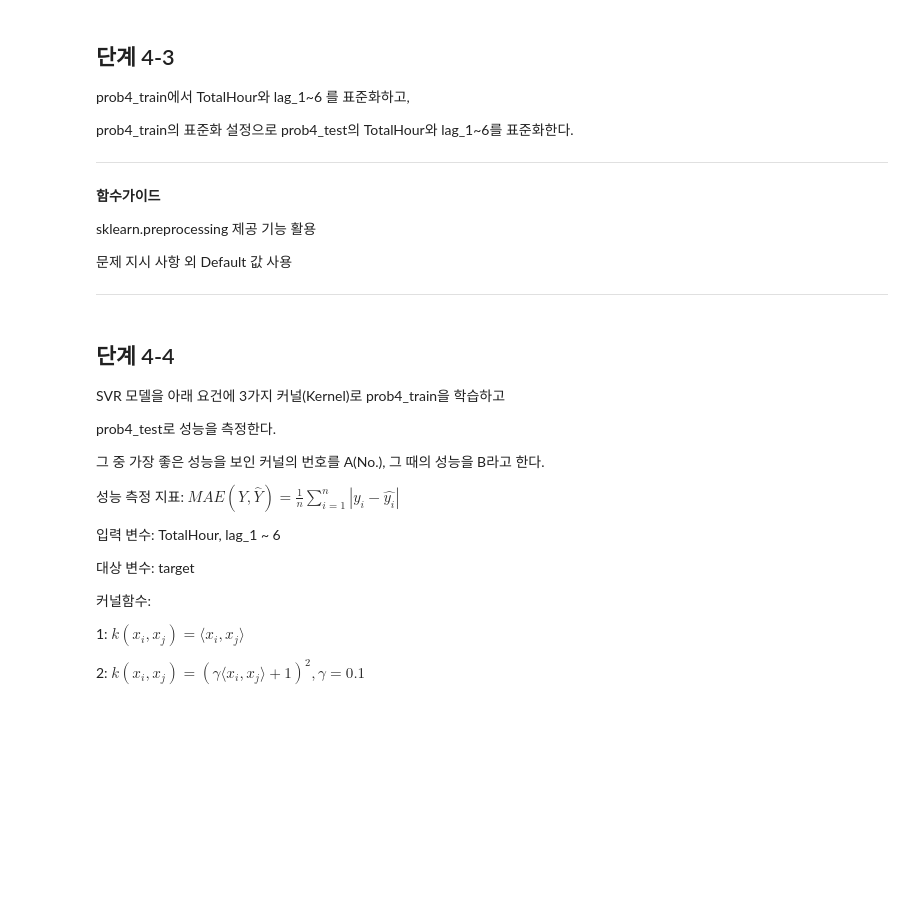
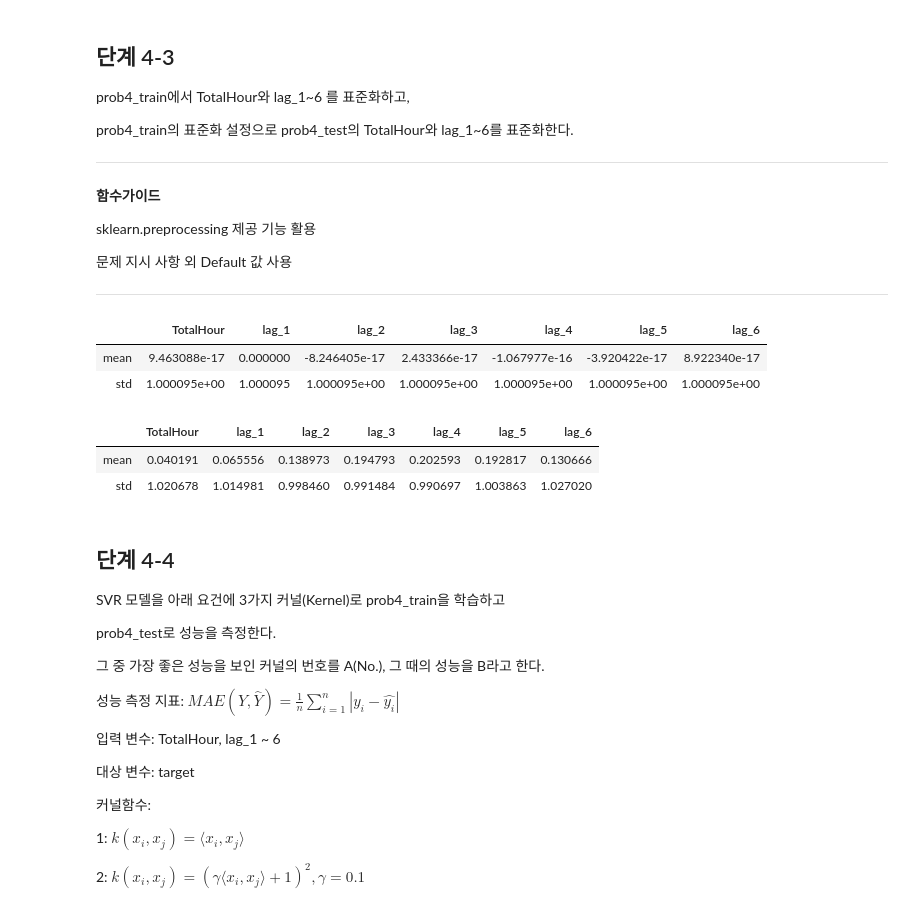
Before and after one commit to sunkusun9/DS_lv3_2308_2, a Jupyter notebook: sec_ds_lv3_prob3_prob.ipynb, the cells around one changed output. Cells and saved outputs as stored; diff of their text form; code cells hidden in the pictures; blank space fills up the shorter version.

```diff
--- a/sec_ds_lv3_prob3_prob.ipynb
+++ b/sec_ds_lv3_prob3_prob.ipynb
@@ -1053,3 +1087,7 @@ prob4에 lag_1 ~ lag_6까지 하나라도 결측치가 있다면 삭제한다.
 . prob4_train: DateHour 변수 기준으로 2021년 8월 14일 전(8월 14일 미포함) 데이터 (행의 수: 5256개)
 
 . prob4_test: DateHour 변수 기준으로 2021년 8월 14일 이후(8월 14일 포함) 데이터 (행의 수: 744 개)
+# %%
+df_prob4_train = df_prob4.loc[df_prob4.index < '2021-08-14'].copy()
+df_prob4_test = df_prob4.loc[df_prob4.index >= '2021-08-14'].copy()
+df_prob4_train.shape, df_prob4_test.shape
@@ -1069,6 +1109,24 @@ sklearn.preprocessing  제공 기능 활용
 문제 지시 사항 외 Default 값 사용
 
 ---
+# %%
+from sklearn.preprocessing import StandardScaler
+std_scaler = StandardScaler()
+X_std = ['TotalHour'] + ['lag_{}'.format(i) for i in range(1, 7)]
+df_prob4_train[X_std] = std_scaler.fit_transform(df_prob4_train[X_std])
+df_prob4_test[X_std] = std_scaler.transform(df_prob4_test[X_std])
+# %%
+df_prob4_train[X_std].agg(['mean', 'std'])
+# %% [output]
+|  | TotalHour | lag_1 | lag_2 | lag_3 | lag_4 | lag_5 | lag_6 |
+| mean | 9.463088e-17 | 0.000000 | -8.246405e-17 | 2.433366e-17 | -1.067977e-16 | -3.920422e-17 | 8.922340e-17 |
+| std | 1.000095e+00 | 1.000095 | 1.000095e+00 | 1.000095e+00 | 1.000095e+00 | 1.000095e+00 | 1.000095e+00 |
+# %%
+df_prob4_test[X_std].agg(['mean', 'std'])
+# %% [output]
+|  | TotalHour | lag_1 | lag_2 | lag_3 | lag_4 | lag_5 | lag_6 |
+| mean | 0.040191 | 0.065556 | 0.138973 | 0.194793 | 0.202593 | 0.192817 | 0.130666 |
+| std | 1.020678 | 1.014981 | 0.998460 | 0.991484 | 0.990697 | 1.003863 | 1.027020 |
 # %% [markdown]
 ## 단계 4-4
 
```
Also changed, not shown: parts of 83 cells of this notebook.
